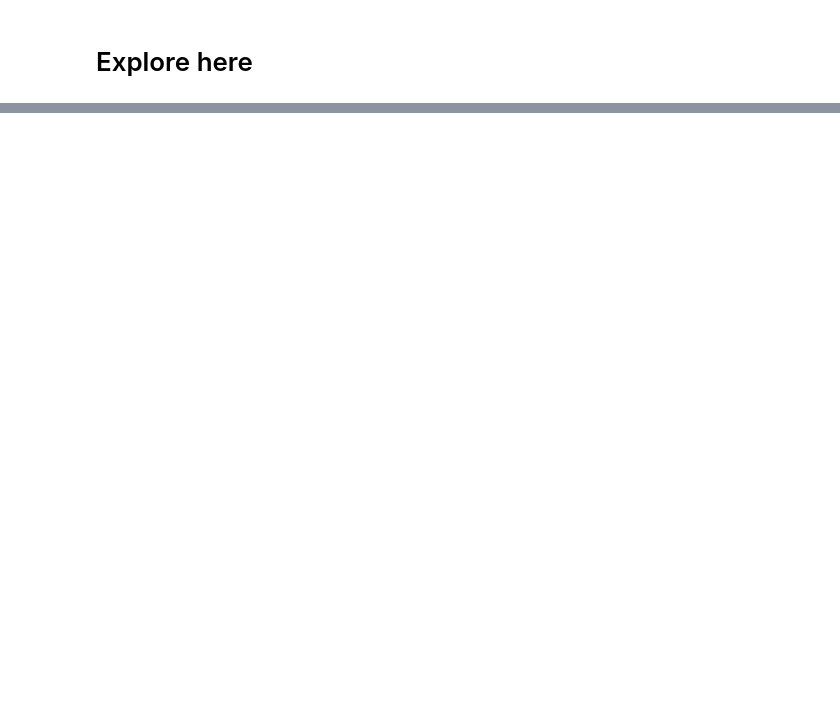
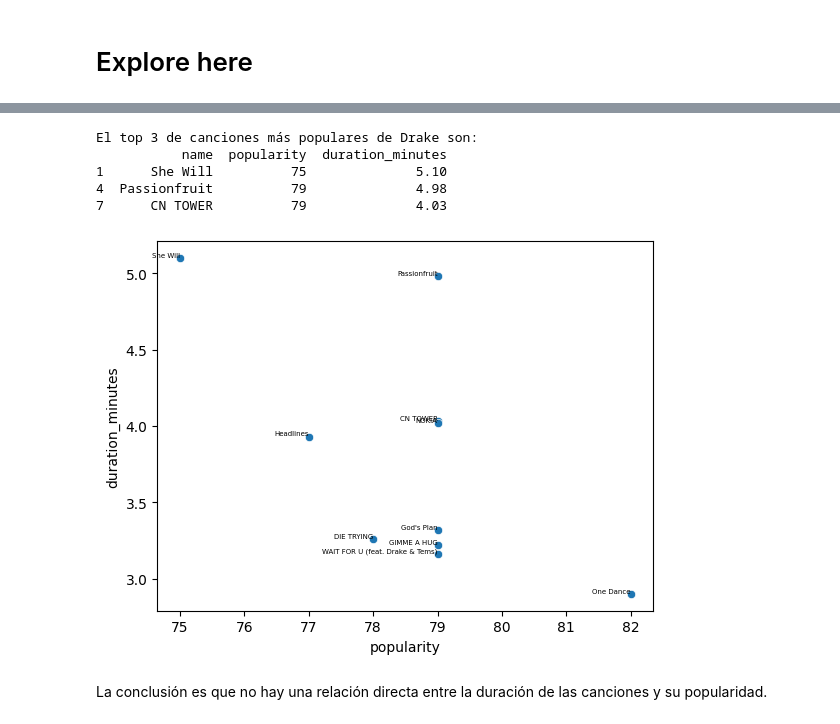
Before and after one commit to Hiimsuso/jesus-interacting-with-api-python-project-tutorial, a Jupyter notebook: src/explore.ipynb, the cells around one changed output, grey strips where cells are left out. Drawn from its saved outputs; the diff is of its cells as text; code cells hidden in the pictures; blank space fills up the shorter version.

```diff
--- a/src/explore.ipynb
+++ b/src/explore.ipynb
@@ -73,0 +27,24 @@ Index(['album', 'artists', 'available_markets', 'disc_number', 'duration_ms',
+# %%
+#guardamos la informacion de las canciones en la variable tracks
+if results:
+    tracks = results['tracks']
+print(tracks)
+
+#transformamos la información obtenida en un DataFrame
+tabla = pd.DataFrame(tracks)
+tabla
+
+#Le pedimos la información de las columnas existentes para elegir por cuales filtrar para ordenar las canciones con el mayor rigor posible
+columnas = tabla.columns
+print(columnas)
+
+#Cambiamos la duración de milisegundos a minutos y cambiamos el nombre de la etiqueta
+tabla['duration_minutes'] = round(tabla['duration_ms'] / 60000, 2)
+
+#Creamos un subconjunto de la tabla principal con nombre, popularidad y duración
+popularidad = tabla[['name','popularity', 'duration_minutes']]
+print(popularidad)
+
+#Ordenamos las canciones en orden descendiente ya que la más popular tiene un número menos (posición 1 es mejor que posición 100)
+mas_populares = popularidad.sort_values('duration_minutes', ascending = False)
+print(f"Las canciones más populares son:\n{mas_populares} ")
@@ -73,0 +69,26 @@ Index(['album', 'artists', 'available_markets', 'disc_number', 'duration_ms',
+# %%
+#Filtramos por el top 3 tal y como nos pide el ejercicio
+top_3 = mas_populares.head(3)
+print(f"El top 3 de canciones más populares de Drake son:\n{top_3} ")
+# %% [output]
+El top 3 de canciones más populares de Drake son:
+           name  popularity  duration_minutes
+1      She Will          75              5.10
+4  Passionfruit          79              4.98
+7      CN TOWER          79              4.03
+# %%
+#Hacemos un for para que al hacer el scatter plot aparezcan los nombre de las canciones representados en el gráfico
+for i in range(len(mas_populares)):
+    plt.text(mas_populares['popularity'].iloc[i],
+             mas_populares['duration_minutes'].iloc[i],
+             mas_populares['name'].iloc[i],
+             fontsize=5, ha='right', va='bottom', color='black')
+
+scatter_plot = sns.scatterplot(data = mas_populares, x = "popularity", y = "duration_minutes")
+fig = scatter_plot.get_figure()
+fig.savefig("scatter_plot.png")
+plt.show()
+# %% [output]
+[figure, added]
+# %% [markdown]
+La conclusión es que no hay una relación directa entre la duración de las canciones y su popularidad.
```
Also changed, not shown: parts of 4 cells of this notebook, 3 other files.
